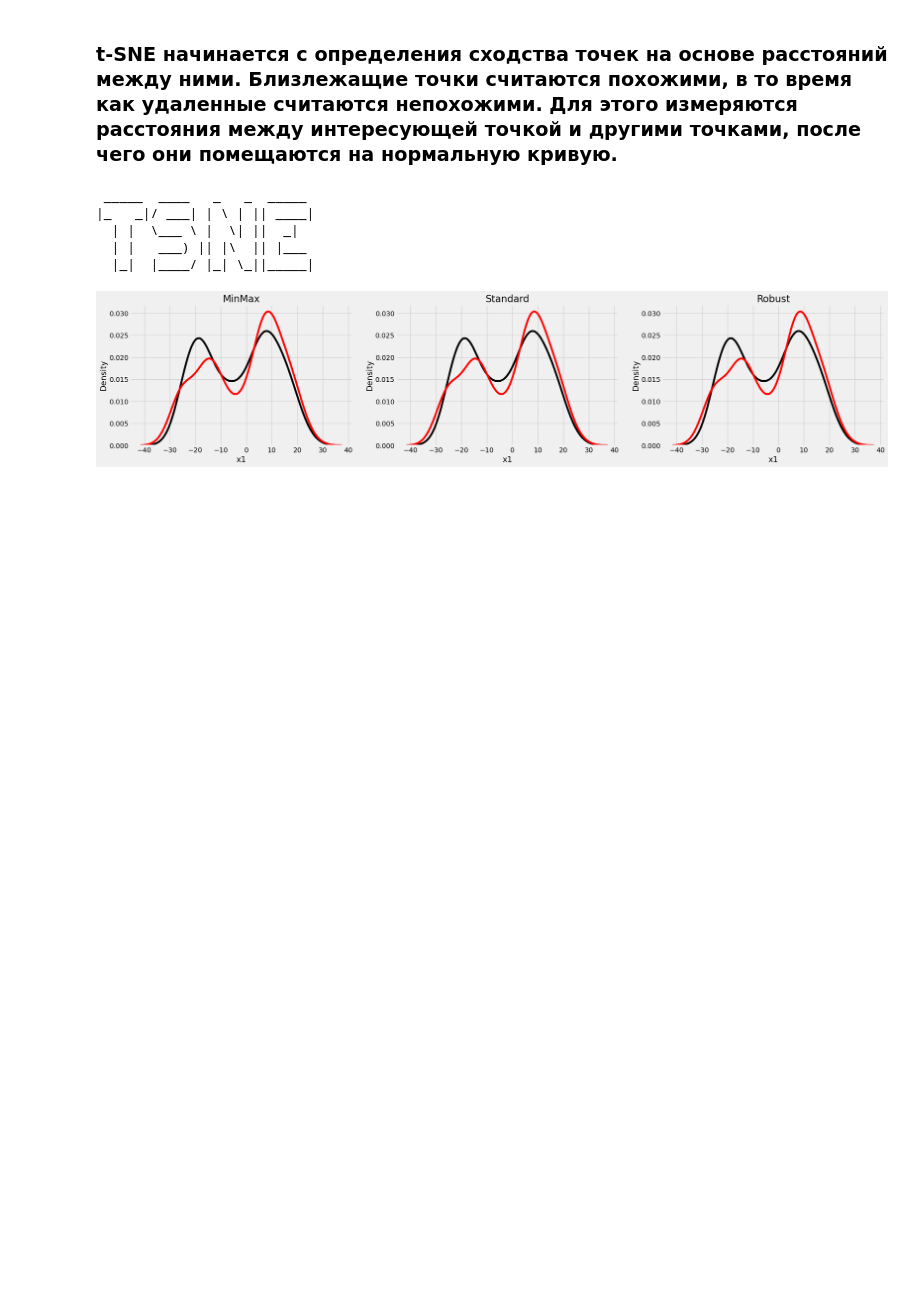
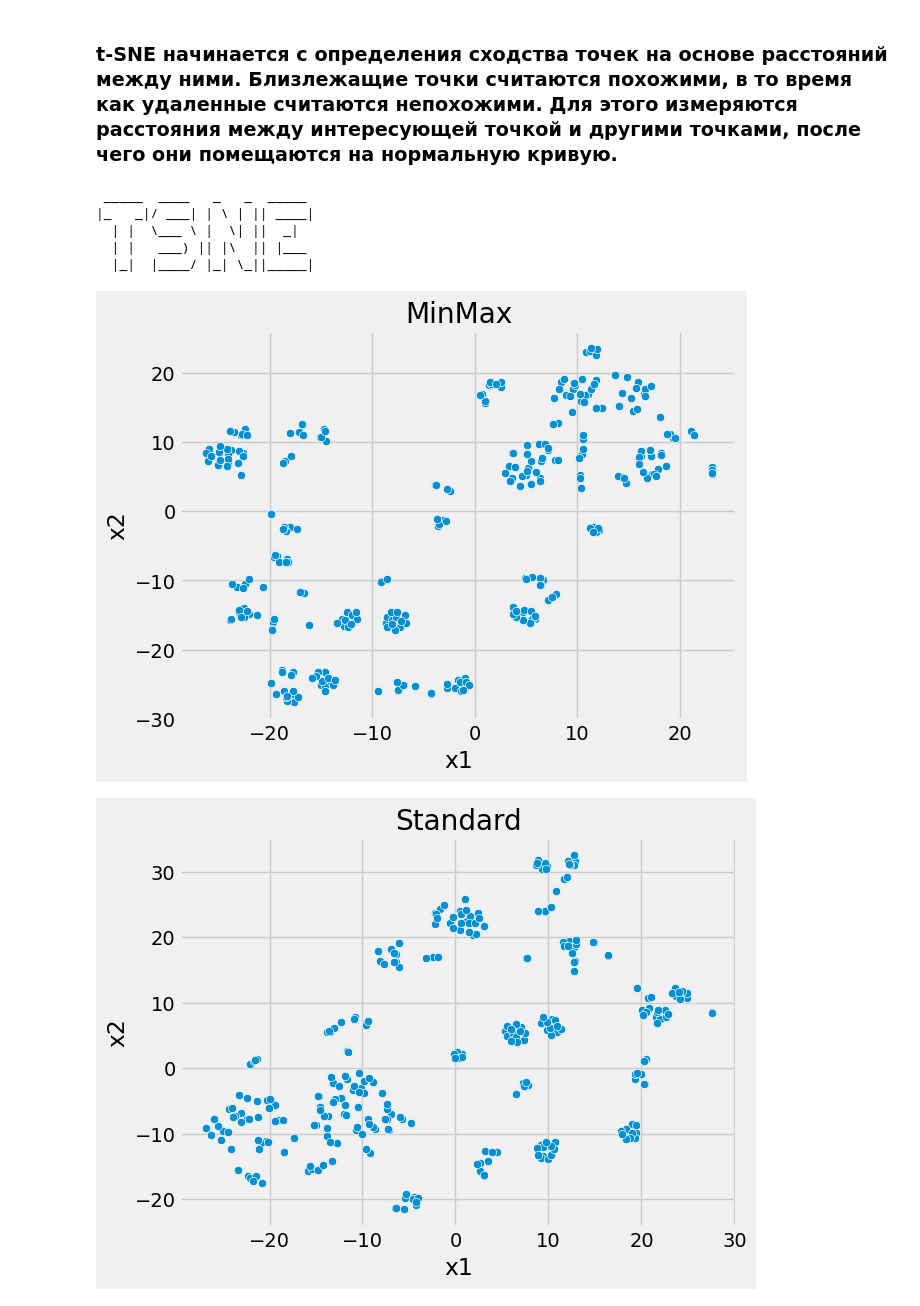
Before and after one commit to Raccoonn78/MagiCtr, a Jupyter notebook: Интеллектуальные системы и технологии/pr2/pr2.ipynb, the cells around one changed output. Saved outputs shown, nothing was run; the diff lists cells and outputs as text; code cells hidden in the pictures; blank space fills up the shorter version.

```diff
--- a/Интеллектуальные системы и технологии/pr2/pr2.ipynb
+++ b/Интеллектуальные системы и технологии/pr2/pr2.ipynb
@@ -178,25 +180,22 @@ plt.show()
 # %% [markdown]
 ### t-SNE начинается с определения сходства точек на основе расстояний между ними. Близлежащие точки считаются похожими, в то время как удаленные считаются непохожими. Для этого измеряются расстояния между интересующей точкой и другими точками, после чего они помещаются на нормальную кривую.
-# %%
-
-tprint("TSNE")
-fig, (ax1, ax2, ax3) = plt.subplots(ncols = 3, figsize =(25, 5))
-ax1.set_title('MinMax')
-ax2.set_title('Standard')
-ax3.set_title('Robust')
-sns.kdeplot(y_df1['x1'], ax = ax1, color ='black')
-sns.kdeplot(y_df1['x2'], ax = ax1, color ='red')
-
-sns.kdeplot(y_df1['x1'], ax = ax2, color ='black')
-sns.kdeplot(y_df1['x2'], ax = ax2, color ='red')
-
-sns.kdeplot(y_df1['x1'], ax = ax3, color ='black')
-sns.kdeplot(y_df1['x2'], ax = ax3, color ='red')
-plt.show()
-# %% [output]
- _____  ____   _   _  _____
-|_   _|/ ___| | \ | || ____|
-  | |  \___ \ |  \| ||  _|
-  | |   ___) || |\  || |___
-  |_|  |____/ |_| \_||_____|
-[figure, removed]
+# %%
+
+tprint("TSNE")
+sns.scatterplot(x='x1', y='x2',  data=y_df1)
+plt.title("MinMax")
+plt.show()
+sns.scatterplot(x='x1', y='x2',  data=y_df2)
+plt.title("Standard")
+plt.show()
+sns.scatterplot(x='x1', y='x2',  data=y_df3)
+plt.title("Robust")
+plt.show()
+# %% [output]
+ _____  ____   _   _  _____
+|_   _|/ ___| | \ | || ____|
+  | |  \___ \ |  \| ||  _|
+  | |   ___) || |\  || |___
+  |_|  |____/ |_| \_||_____|
+[figure, added]
+[figure, added]
```
Also changed, not shown: parts of 6 cells of this notebook, 14 other files.
